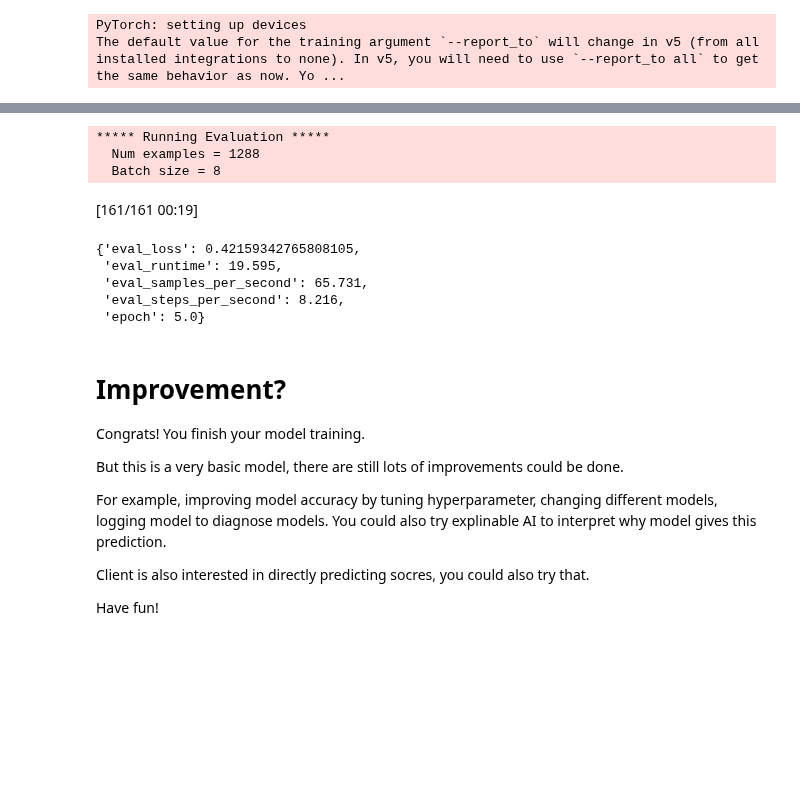
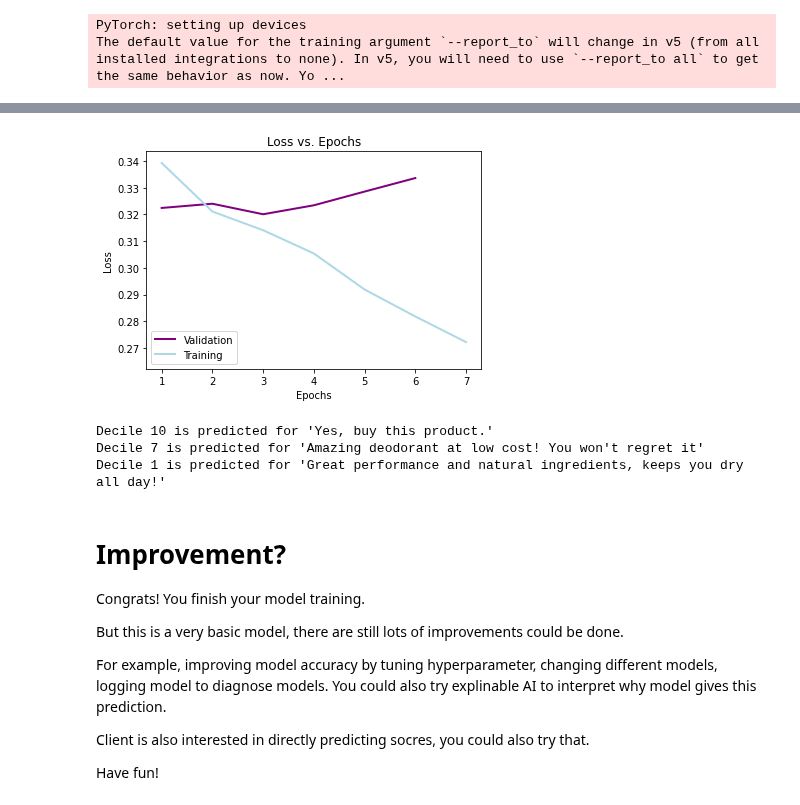
Before and after one commit to jpsiegel/Projects, a Jupyter notebook: caseStudy_Jan.ipynb, the cells around one changed output, grey strips where cells are left out. Drawn from its saved outputs; the diff is of its cells as text; code cells hidden in the pictures; blank space fills up the shorter version.

```diff
--- a/caseStudy_Jan.ipynb
+++ b/caseStudy_Jan.ipynb
@@ -201,9 +199,12 @@ balance_check
 # Cast string label to one hot encoding
 
 def one_hot_label(str_label):
+  """Given a class string, return it as one hot list"""
+
   one_hot_list = [0, 0, 0, 0, 0, 0, 0, 0, 0, 0]
   idx = int(str_label.strip("class")) - 1
   one_hot_list[idx] = 1
+
   return one_hot_list
 
 data_ready = data_eng.copy()
@@ -497,15 +412,49 @@ TrainOutput(global_step=322, training_loss=0.07614654043446416, metrics={'train_
-# %%
-trainer.evaluate()
-# %% [output]
-***** Running Evaluation *****
-  Num examples = 1288
-  Batch size = 8
-[161/161 00:19]
-{'eval_loss': 0.42159342765808105,
- 'eval_runtime': 19.595,
- 'eval_samples_per_second': 65.731,
- 'eval_steps_per_second': 8.216,
- 'epoch': 5.0}
+# %%
+# Plot model log data
+
+train_loss = []
+eval_loss = []
+for step_info in trainer.state.log_history:
+  if "epoch" in step_info:
+    if "eval_loss" in step_info:
+      eval_loss.append(step_info["eval_loss"])
+    elif "loss" in step_info:
+      train_loss.append(step_info["loss"])
+
+import matplotlib.pyplot as plt
+
+plt.title("Loss vs. Epochs")
+plt.xlabel("Epochs")
+plt.ylabel("Loss")
+plt.plot(range(1, len(eval_loss) + 1), eval_loss, label="Validation", color="purple", linewidth=2)
+plt.plot(range(1, len(train_loss) + 1), train_loss, label="Training", color="lightblue", linewidth=2)
+plt.ylim((min(train_loss) - 0.01, max(eval_loss) + 0.01))
+plt.xticks(np.arange(1, len(train_loss) + 1, 1))
+plt.legend()
+plt.show()
+# %% [output]
+[figure, added]
+# %%
+# Run some predictions
+
+from transformers import pipeline
+
+def predict_advertising(text, model=model, tokenizer=tokenizer):
+  """Runs input text through model to return decile prediction"""
+
+  model.to("cpu") # keep data and model on same device
+  prediction_pipeline = pipeline("text-classification", model=model, tokenizer=tokenizer)
+  result = prediction_pipeline([text])
+  result_decile = int(model.config.label2id[result[0]["label"]]) + 1
+  return f"Decile {result_decile} is predicted for '{text}'"
+
+test_ads = ["Yes, buy this product.", "Amazing deodorant at low cost! You won't regret it", "Great performance and natural ingredients, keeps you dry all day!"]
+for ad in test_ads:
+  print(predict_advertising(ad))
+# %% [output]
+Decile 10 is predicted for 'Yes, buy this product.'
+Decile 7 is predicted for 'Amazing deodorant at low cost! You won't regret it'
+Decile 1 is predicted for 'Great performance and natural ingredients, keeps you dry all day!'
 # %% [markdown]
 # Improvement?
 
```
Also changed, not shown: parts of 15 cells of this notebook.
